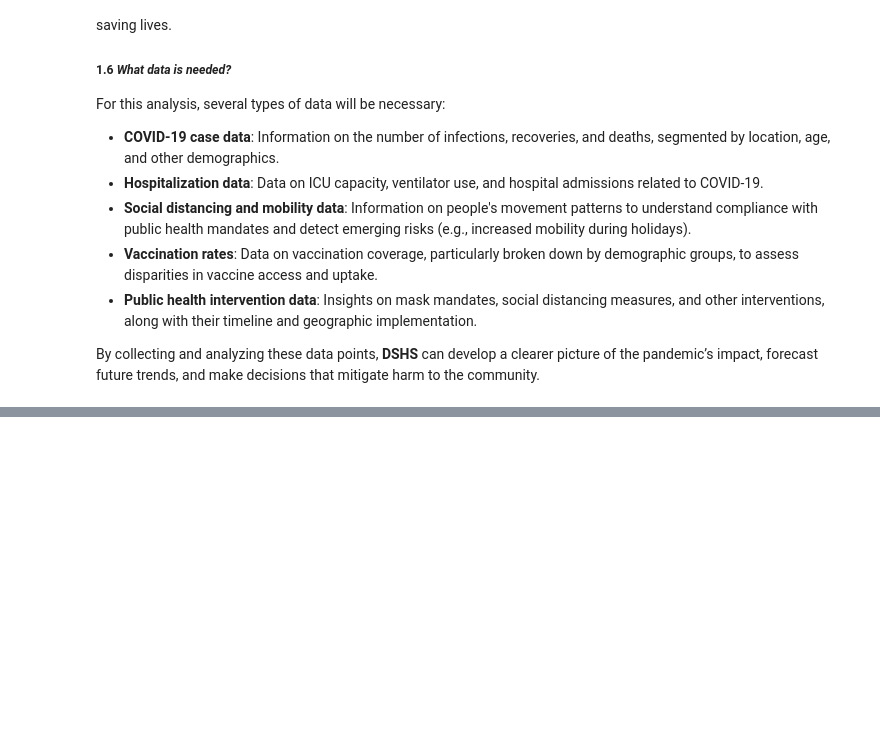
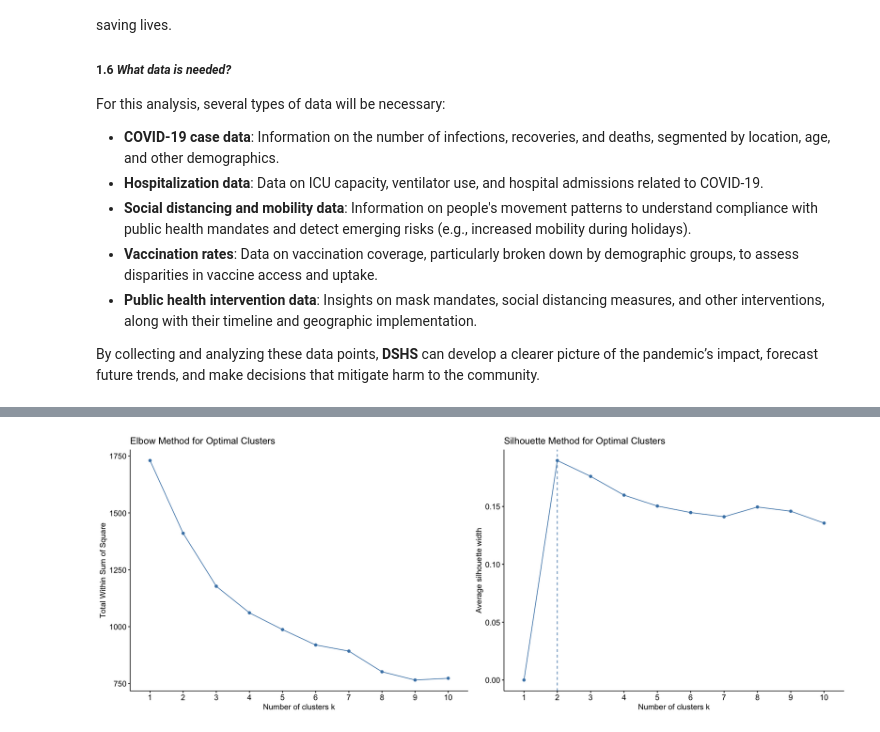
Before and after one commit to Juan-Carlos-D/DM-Team, a Jupyter notebook: Project 2/Rough Drafts/RD 1.ipynb, the cells around one changed output, grey strips where cells are left out. Saved outputs shown, nothing was run; the diff lists cells and outputs as text; code cells hidden in the pictures; blank space fills up the shorter version.

```diff
--- a/Project 2/Rough Drafts/RD 1.ipynb
+++ b/Project 2/Rough Drafts/RD 1.ipynb
@@ -259,0 +842,15 @@ Identify a feature you could use as the ground truth to perform supervised evalu
+# %%
+# Expand plot area (useful in Jupyter)
+options(repr.plot.width = 16, repr.plot.height = 6)
+
+# Create elbow and silhouette plots
+elbow_plot <- fviz_nbclust(scaled_df, kmeans, method = "wss") +
+  labs(title = "Elbow Method for Optimal Clusters")
+
+silhouette_plot <- fviz_nbclust(scaled_df, kmeans, method = "silhouette") +
+  labs(title = "Silhouette Method for Optimal Clusters")
+
+# Arrange side-by-side
+grid.arrange(elbow_plot, silhouette_plot, ncol = 2)
+# %% [output]
+[figure, added]
```
Also changed, not shown: parts of 45 cells of this notebook.
